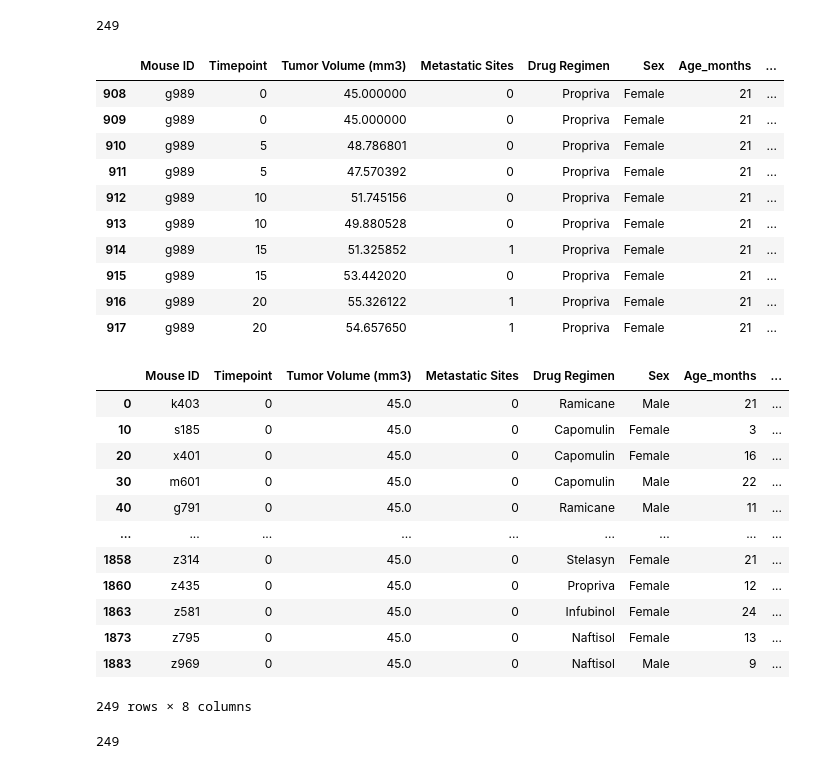
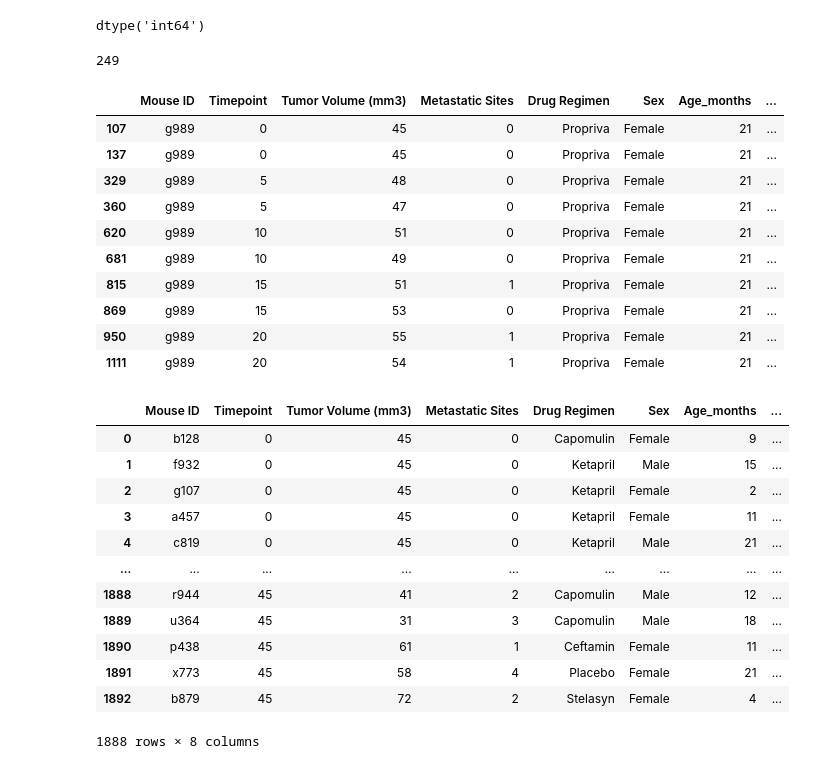
Before and after one commit to denisem77/MODULE-5-CHALLENGE, a Jupyter notebook: Side_trip_B.ipynb, the cells around one changed output. Saved outputs shown, nothing was run; the diff lists cells and outputs as text; code cells hidden in the pictures.

```diff
--- a/Side_trip_B.ipynb
+++ b/Side_trip_B.ipynb
@@ -18,6 +18,6 @@ study_results_path = "data/Study_results.csv"
 mouse_data = pd.read_csv(mouse_metadata_path)
 study_data = pd.read_csv(study_results_path)
 # %%
-merge_df = pd.merge(mouse_data, study_data)
+merge_df = pd.merge(study_data, mouse_data)
 merge_df
 # %% [output]
@@ -48 +67,6 @@ mouseStudy_df.head()
+# %%
+study_Mouse_df = mouseStudy_df.astype({"Tumor Volume (mm3)": 'int64'}, errors ='raise')
+study_Mouse_df['Tumor Volume (mm3)'].dtype
+# %% [output]
+dtype('int64')
 # %%
@@ -51,36 +75,36 @@ mouse_count_df
 # %% [output]
 249
 # %%
-duplicates = mouseStudy_df[mouseStudy_df.duplicated(['Mouse ID', 'Timepoint'], keep=False)]
+duplicates = study_Mouse_df[study_Mouse_df.duplicated(['Mouse ID', 'Timepoint'], keep=False)]
 
 duplicates
 # %% [output]
 |  | Mouse ID | Timepoint | Tumor Volume (mm3) | Metastatic Sites | Drug Regimen | Sex | Age_months | ... |
-| 908 | g989 | 0 | 45.000000 | 0 | Propriva | Female | 21 | ... |
-| 909 | g989 | 0 | 45.000000 | 0 | Propriva | Female | 21 | ... |
-| 910 | g989 | 5 | 48.786801 | 0 | Propriva | Female | 21 | ... |
-| 911 | g989 | 5 | 47.570392 | 0 | Propriva | Female | 21 | ... |
-| 912 | g989 | 10 | 51.745156 | 0 | Propriva | Female | 21 | ... |
-| 913 | g989 | 10 | 49.880528 | 0 | Propriva | Female | 21 | ... |
-| 914 | g989 | 15 | 51.325852 | 1 | Propriva | Female | 21 | ... |
-| 915 | g989 | 15 | 53.442020 | 0 | Propriva | Female | 21 | ... |
-| 916 | g989 | 20 | 55.326122 | 1 | Propriva | Female | 21 | ... |
-| 917 | g989 | 20 | 54.657650 | 1 | Propriva | Female | 21 | ... |
+| 107 | g989 | 0 | 45 | 0 | Propriva | Female | 21 | ... |
+| 137 | g989 | 0 | 45 | 0 | Propriva | Female | 21 | ... |
+| 329 | g989 | 5 | 48 | 0 | Propriva | Female | 21 | ... |
+| 360 | g989 | 5 | 47 | 0 | Propriva | Female | 21 | ... |
+| 620 | g989 | 10 | 51 | 0 | Propriva | Female | 21 | ... |
+| 681 | g989 | 10 | 49 | 0 | Propriva | Female | 21 | ... |
+| 815 | g989 | 15 | 51 | 1 | Propriva | Female | 21 | ... |
+| 869 | g989 | 15 | 53 | 0 | Propriva | Female | 21 | ... |
+| 950 | g989 | 20 | 55 | 1 | Propriva | Female | 21 | ... |
+| 1111 | g989 | 20 | 54 | 1 | Propriva | Female | 21 | ... |
 # %%
-Main_df = mouseStudy_df.drop_duplicates(subset=['Mouse ID'], keep='first')
+Main_df = study_Mouse_df.drop_duplicates(subset=['Mouse ID','Timepoint'], keep='first')
 
 Main_df
 # %% [output]
 |  | Mouse ID | Timepoint | Tumor Volume (mm3) | Metastatic Sites | Drug Regimen | Sex | Age_months | ... |
-| 0 | k403 | 0 | 45.0 | 0 | Ramicane | Male | 21 | ... |
-| 10 | s185 | 0 | 45.0 | 0 | Capomulin | Female | 3 | ... |
-| 20 | x401 | 0 | 45.0 | 0 | Capomulin | Female | 16 | ... |
-| 30 | m601 | 0 | 45.0 | 0 | Capomulin | Male | 22 | ... |
-| 40 | g791 | 0 | 45.0 | 0 | Ramicane | Male | 11 | ... |
+| 0 | b128 | 0 | 45 | 0 | Capomulin | Female | 9 | ... |
+| 1 | f932 | 0 | 45 | 0 | Ketapril | Male | 15 | ... |
+| 2 | g107 | 0 | 45 | 0 | Ketapril | Female | 2 | ... |
+| 3 | a457 | 0 | 45 | 0 | Ketapril | Female | 11 | ... |
+| 4 | c819 | 0 | 45 | 0 | Ketapril | Male | 21 | ... |
 | ... | ... | ... | ... | ... | ... | ... | ... | ... |
-| 1858 | z314 | 0 | 45.0 | 0 | Stelasyn | Female | 21 | ... |
-| 1860 | z435 | 0 | 45.0 | 0 | Propriva | Female | 12 | ... |
-| 1863 | z581 | 0 | 45.0 | 0 | Infubinol | Female | 24 | ... |
-| 1873 | z795 | 0 | 45.0 | 0 | Naftisol | Female | 13 | ... |
-| 1883 | z969 | 0 | 45.0 | 0 | Naftisol | Male | 9 | ... |
+| 1888 | r944 | 45 | 41 | 2 | Capomulin | Male | 12 | ... |
+| 1889 | u364 | 45 | 31 | 3 | Capomulin | Male | 18 | ... |
+| 1890 | p438 | 45 | 61 | 1 | Ceftamin | Female | 11 | ... |
+| 1891 | x773 | 45 | 58 | 4 | Placebo | Female | 21 | ... |
+| 1892 | b879 | 45 | 72 | 2 | Stelasyn | Female | 4 | ... |
-249 rows × 8 columns
+1888 rows × 8 columns
@@ -90,5 +110,0 @@ summary_stats
-# %%
-Total_count = Main_df["Mouse ID"].nunique()
-Total_count
-# %% [output]
-249
```
Also changed, not shown: parts of 11 cells of this notebook.
